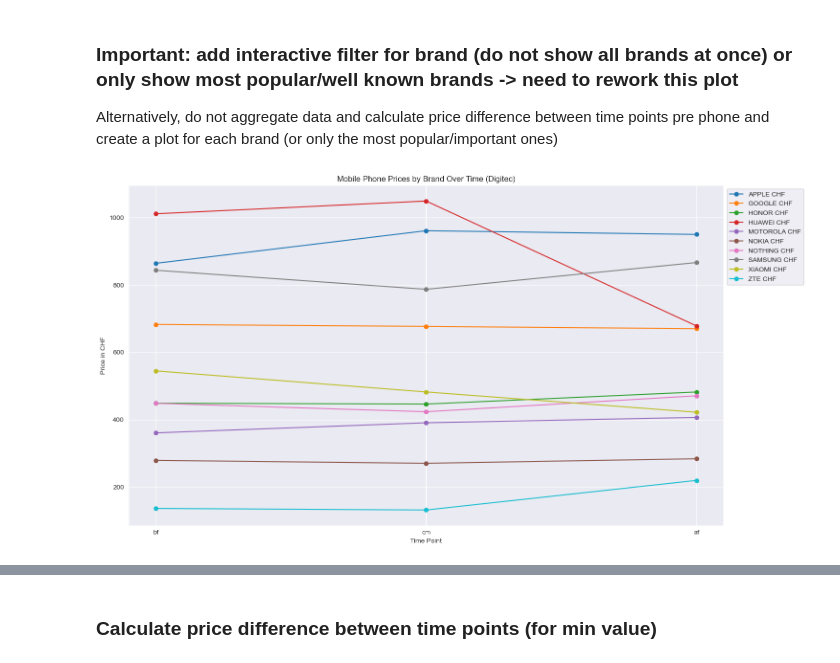
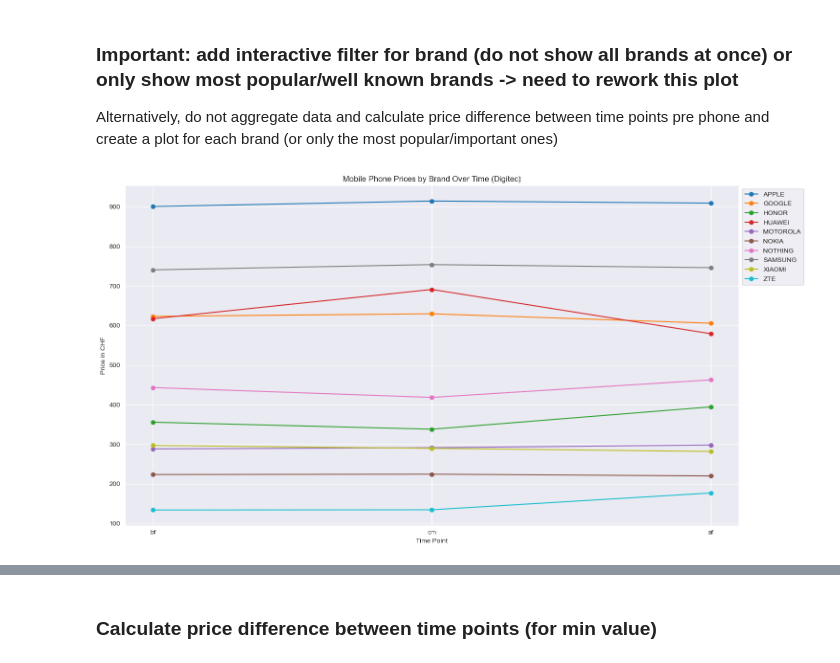
Before and after one commit to rportm/cip_project, a Jupyter notebook: data_analysis.ipynb, the cells around one changed output, grey strips where cells are left out. Saved outputs shown, nothing was run; the diff lists cells and outputs as text; code cells hidden in the pictures.

```diff
--- a/data_analysis.ipynb
+++ b/data_analysis.ipynb
@@ -252,38 +297,34 @@ melted_df_digitec = melted_df[melted_df['Price_Source'] == 'digitec']
 
 # Set the desired custom order for scrapeday
 custom_order = ['bf', 'cm', 'af']
 
 # Ensure that scrapeday is of type 'category' and set the custom order
 melted_df_digitec['scrapeday'] = pd.Categorical(melted_df_digitec['scrapeday'], categories=custom_order, ordered=True)
 
 # Sort the DataFrame according to the custom order and brand for consistency
 melted_df_digitec.sort_values(['brand', 'scrapeday'], inplace=True)
 
-# Check for any missing data points which can cause lines to not match up
-melted_df_digitec = melted_df_digitec.pivot_table(index='scrapeday', columns='brand', values='Price').reset_index()
+melted_df_digitec = melted_df_digitec[melted_df_digitec["Aggregation"] == "price_digitec_CHF_mean"].copy()
 
-# Melt the DataFrame back to long format after filling missing values (if any)
-melted_df_digitec = melted_df_digitec.melt(id_vars='scrapeday', var_name='brand', value_name='Price')
-
-# Plotting
+#Plotting
 plt.figure(figsize=(15, 8))
 
 # Iterate over the brands for plotting
 for brand in melted_df_digitec['brand'].unique():
     brand_df = melted_df_digitec[melted_df_digitec['brand'] == brand]
 
     # Plotting each brand as a line
-    plt.plot(brand_df['scrapeday'], brand_df['Price'], label=f'{brand} CHF', marker='o')
+    plt.plot(brand_df['scrapeday'], brand_df['Price'], label=f'{brand}', marker='o')
 
 # Enhancing the plot
 plt.xlabel('Time Point')
 plt.ylabel('Price in CHF')
 plt.title('Mobile Phone Prices by Brand Over Time (Digitec)')
 plt.legend(loc='upper left', bbox_to_anchor=(1, 1))
 plt.grid(True)
 
 # Display the plot with a tight layout to accommodate the legend
 plt.tight_layout()
 plt.show()
 # %% [output]
-[figure, old version]
+[figure, new version]
```
Also changed, not shown: parts of 19 cells of this notebook, 1 other file.
